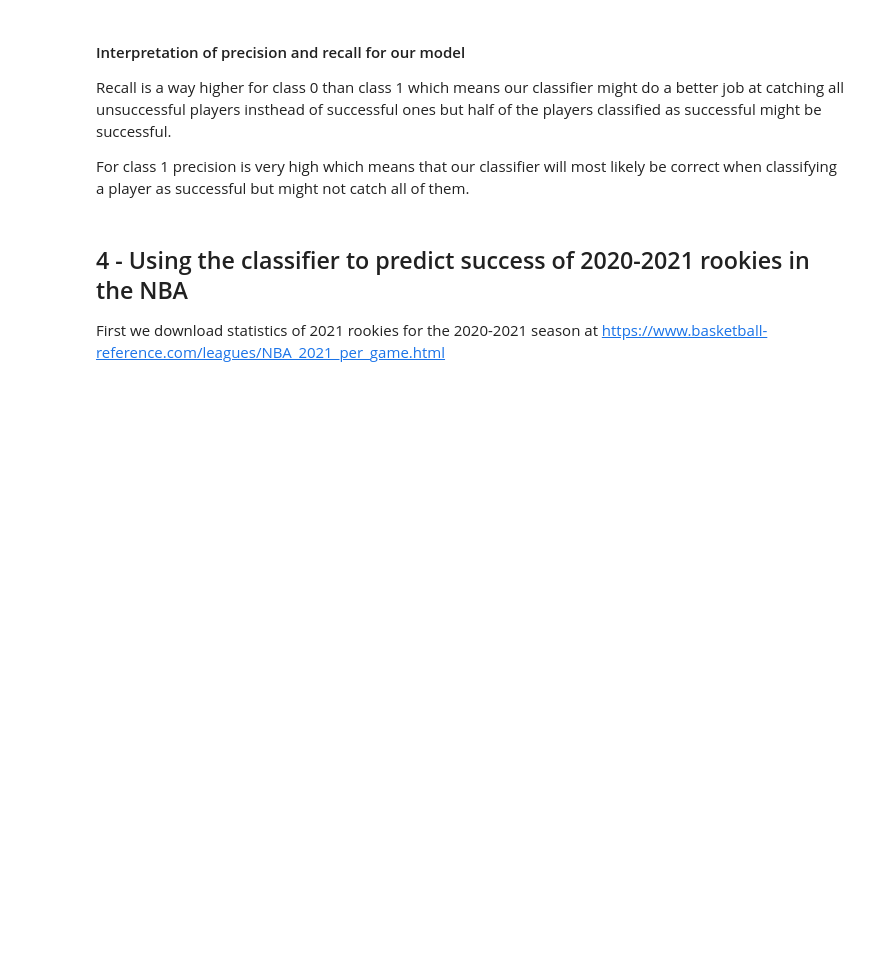
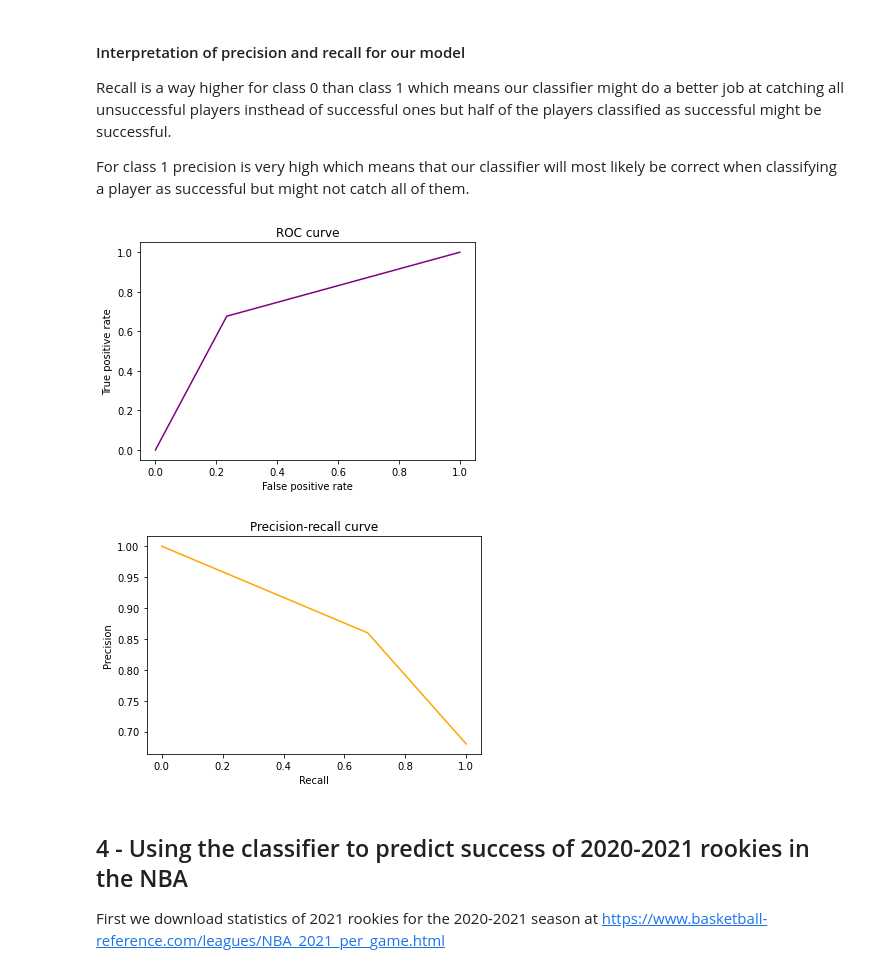
Before and after one commit to pauldoucet/nba-rookie-classification, a Jupyter notebook: NBA Rookie Logistic Regression.ipynb, the cells around one changed output. Cells and saved outputs as stored; diff of their text form; code cells hidden in the pictures; blank space fills up the shorter version.

Commit message:
add roc + PR curve

```diff
--- a/NBA Rookie Logistic Regression.ipynb
+++ b/NBA Rookie Logistic Regression.ipynb
@@ -88,7 +100,7 @@ X = (X - X.mean()) / X.std()
 from imblearn.over_sampling import SMOTE
 
 # Split data into training and test data
-X_train, X_test, y_train, y_test = train_test_split(X_scaled, y, test_size=0.15, random_state=42)
+X_train, X_test, y_train, y_test = train_test_split(X, y, test_size=0.15, random_state=42)
 
 os = SMOTE(random_state=0)
 os_X_train, os_y_train = os.fit_resample(X_train, y_train)
@@ -220,6 +239,25 @@ weighted avg       0.75      0.70      0.71       200
 Recall is a way higher for class 0 than class 1 which means our classifier might do a better job at catching all unsuccessful players insthead of successful ones but half of the players classified as successful might be successful.
 
 For class 1 precision is very high which means that our classifier will most likely be correct when classifying a player as successful but might not catch all of them.
+# %%
+# Calculate ROC curve
+plt.title("ROC curve")
+plt.xlabel("False positive rate")
+plt.ylabel("True positive rate")
+fpr, tpr, threshold = metrics.roc_curve(y_test, y_pred)
+plt.plot(fpr, tpr, color="purple")
+plt.show()
+
+# Calculate precision-recall curve
+plt.title("Precision-recall curve")
+plt.xlabel("Recall")
+plt.ylabel("Precision")
+precision, recall, thresholds = metrics.precision_recall_curve(y_test, y_pred)
+plt.plot(recall, precision, color="orange")
+plt.show()
+# %% [output]
+[figure, added]
+[figure, added]
 # %% [markdown]
 ## 4 - Using the classifier to predict success of 2020-2021 rookies in the NBA
 First we download statistics of 2021 rookies for the 2020-2021 season at https://www.basketball-reference.com/leagues/NBA_2021_per_game.html
```
Also changed, not shown: parts of 4 cells of this notebook.
